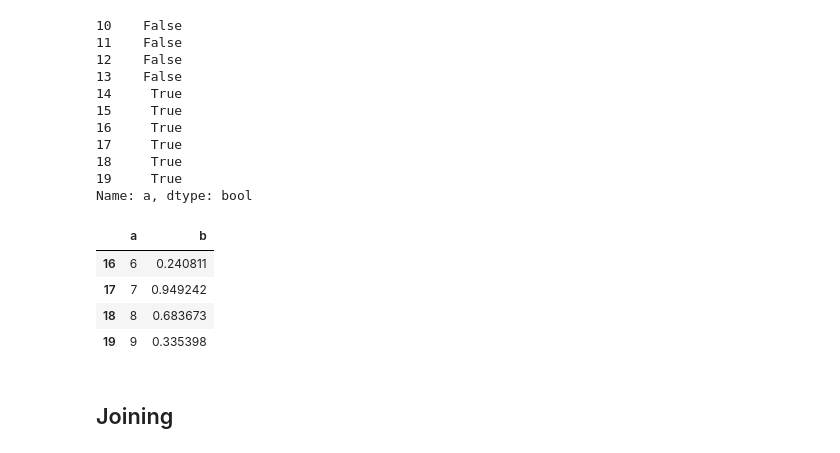
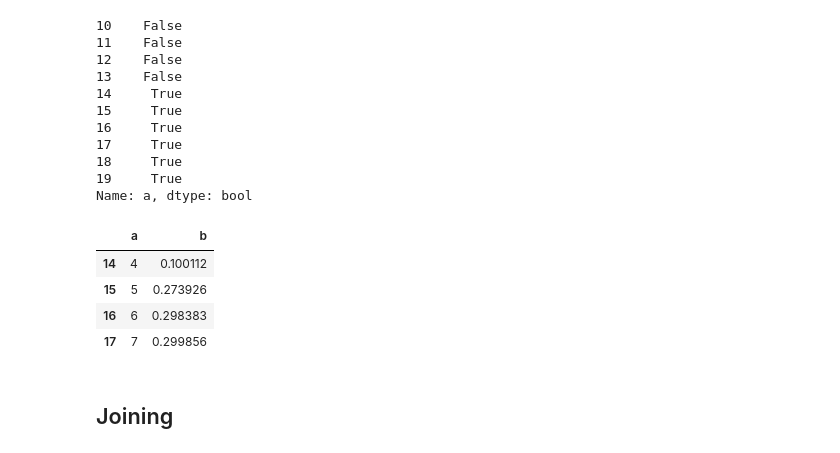
Before and after one commit to iamlemec/data_science, a Jupyter notebook: Session_2.ipynb, the cells around one changed output. Saved outputs shown, nothing was run; the diff lists cells and outputs as text; code cells hidden in the pictures.

```diff
--- a/Session_2.ipynb
+++ b/Session_2.ipynb
@@ -378,13 +382,13 @@ df['a'] > 3
 Name: a, dtype: bool
 # %%
 # querying
-df.query('a > 5')
+df.query('a > 3 and a < 8')
 # %% [output]
 |  | a | b |
-| 16 | 6 | 0.240811 |
-| 17 | 7 | 0.949242 |
-| 18 | 8 | 0.683673 |
-| 19 | 9 | 0.335398 |
+| 14 | 4 | 0.100112 |
+| 15 | 5 | 0.273926 |
+| 16 | 6 | 0.298383 |
+| 17 | 7 | 0.299856 |
 # %% [markdown]
 ## Joining
 # %%
```
Also changed, not shown: parts of 74 cells of this notebook.
